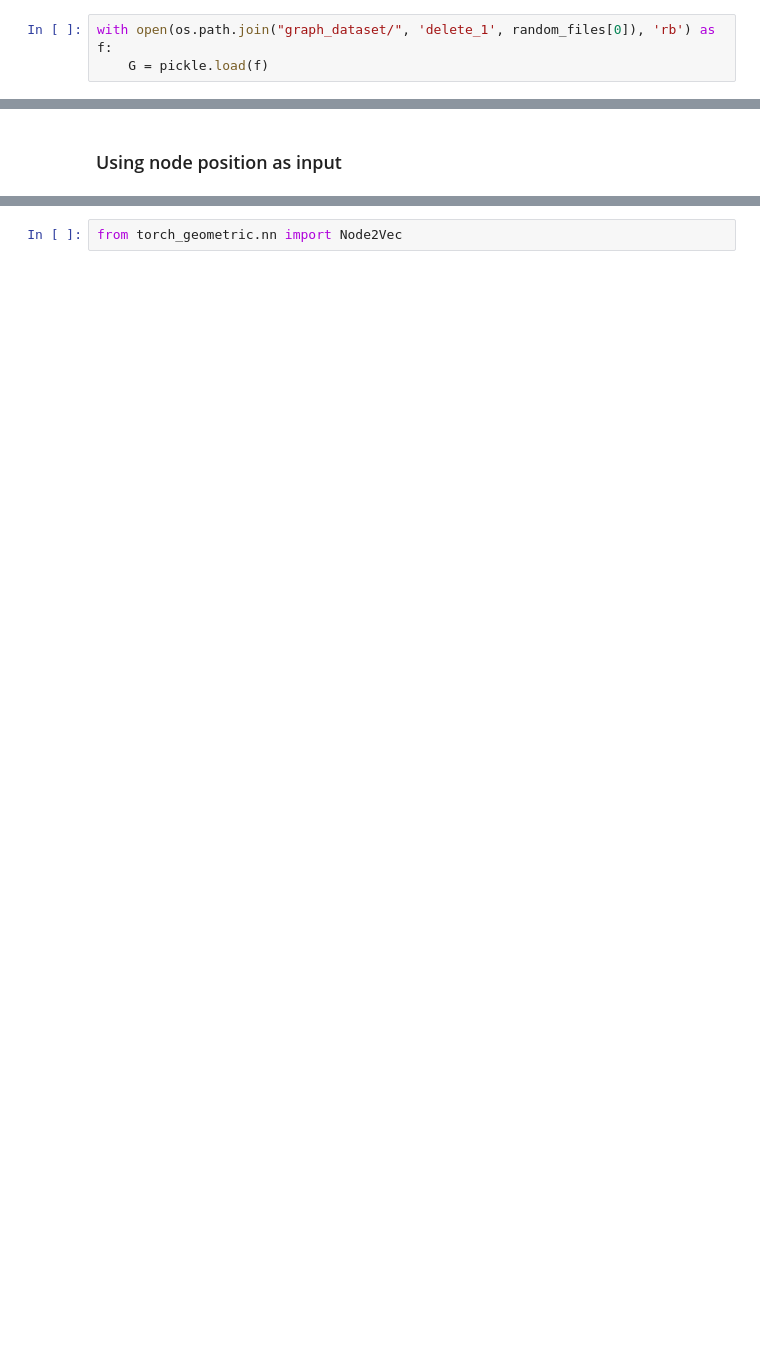
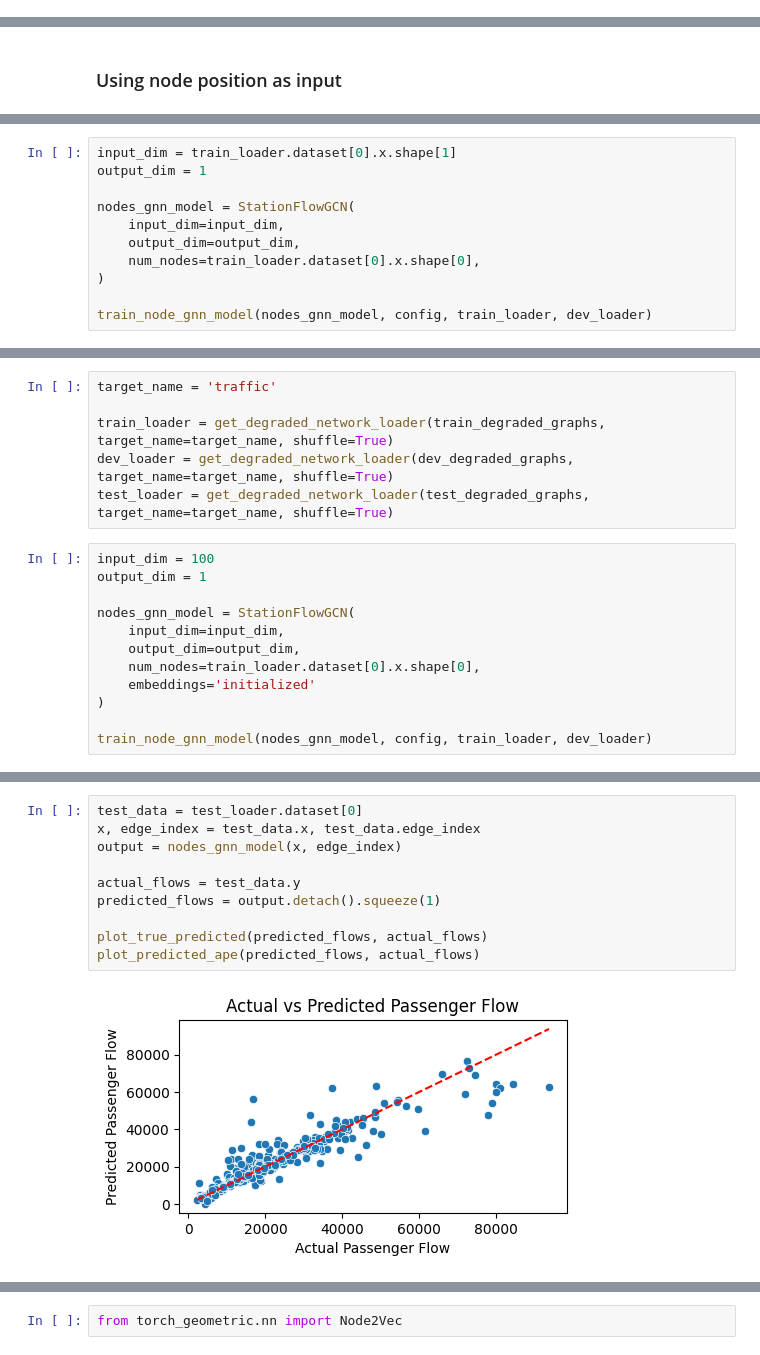
Before and after one commit to SerranoAdrian/FlowForecasting, a Jupyter notebook: training_gnn.ipynb, the cells around one changed output, grey strips where cells are left out. Saved outputs shown, nothing was run; the diff lists cells and outputs as text; blank space fills up the shorter version.

Commit message:
update training notebook + utils

```diff
--- a/training_gnn.ipynb
+++ b/training_gnn.ipynb
@@ -79,3 +50,0 @@ random_files = pick_random_files(path, 2)
-# %%
-with open(os.path.join("graph_dataset/", 'delete_1', random_files[0]), 'rb') as f:
-    G = pickle.load(f)
@@ -624,0 +97,11 @@ plt.show()
+# %%
+input_dim = train_loader.dataset[0].x.shape[1]
+output_dim = 1
+
+nodes_gnn_model = StationFlowGCN(
+    input_dim=input_dim,
+    output_dim=output_dim,
+    num_nodes=train_loader.dataset[0].x.shape[0],
+)
+
+train_node_gnn_model(nodes_gnn_model, config, train_loader, dev_loader)
@@ -624,0 +128,18 @@ plt.show()
+# %%
+target_name = 'traffic'
+
+train_loader = get_degraded_network_loader(train_degraded_graphs, target_name=target_name, shuffle=True)
+dev_loader = get_degraded_network_loader(dev_degraded_graphs, target_name=target_name, shuffle=True)
+test_loader = get_degraded_network_loader(test_degraded_graphs, target_name=target_name, shuffle=True)
+# %%
+input_dim = 100
+output_dim = 1
+
+nodes_gnn_model = StationFlowGCN(
+    input_dim=input_dim,
+    output_dim=output_dim,
+    num_nodes=train_loader.dataset[0].x.shape[0],
+    embeddings='initialized'
+)
+
+train_node_gnn_model(nodes_gnn_model, config, train_loader, dev_loader)
@@ -624,0 +169,12 @@ plt.show()
+# %%
+test_data = test_loader.dataset[0]
+x, edge_index = test_data.x, test_data.edge_index
+output = nodes_gnn_model(x, edge_index)
+
+actual_flows = test_data.y
+predicted_flows = output.detach().squeeze(1)
+
+plot_true_predicted(predicted_flows, actual_flows)
+plot_predicted_ape(predicted_flows, actual_flows)
+# %% [output]
+[figure, added]
```
Also changed, not shown: parts of 79 cells of this notebook, 5 other files.
